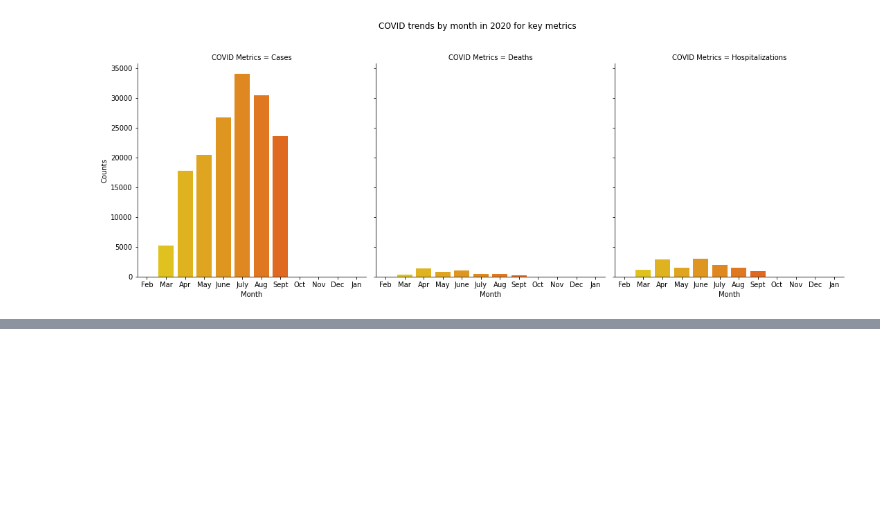
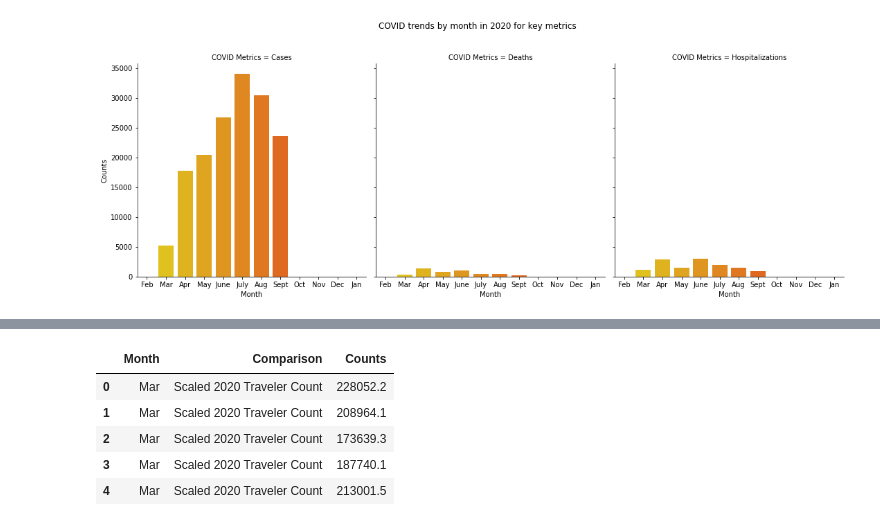
Before and after one commit to abielhammonds/COVID19_TravelStats_Project, a Jupyter notebook: COVID19Travel_Visualizations.ipynb, the cells around one changed output, grey strips where cells are left out. Drawn from its saved outputs; the diff is of its cells as text; code cells hidden in the pictures; blank space fills up the shorter version.

```diff
--- a/COVID19Travel_Visualizations.ipynb
+++ b/COVID19Travel_Visualizations.ipynb
@@ -235 +227,12 @@ covid_df.head()
+# %%
+#Then pivot the dataframe and select only the colunmns needed for the plot
+line_df = pd.melt(covid_df, id_vars=['Month'], value_vars=['Scaled 2020 Traveler Count', 'Cases'], var_name='Comparison', value_name='Counts')
+line_df.head()
+# %% [output]
+|  | Month | Comparison | Counts |
+| 0 | Mar | Scaled 2020 Traveler Count | 228052.2 |
+| 1 | Mar | Scaled 2020 Traveler Count | 208964.1 |
+| 2 | Mar | Scaled 2020 Traveler Count | 173639.3 |
+| 3 | Mar | Scaled 2020 Traveler Count | 187740.1 |
+| 4 | Mar | Scaled 2020 Traveler Count | 213001.5 |
 # %%
```
Also changed, not shown: parts of 16 cells of this notebook.
